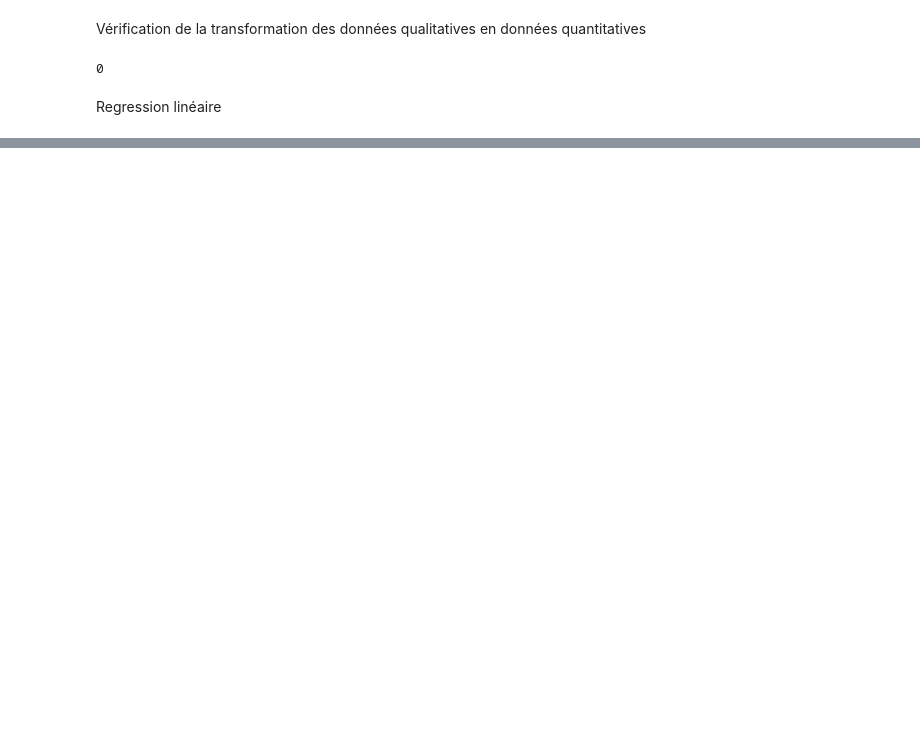
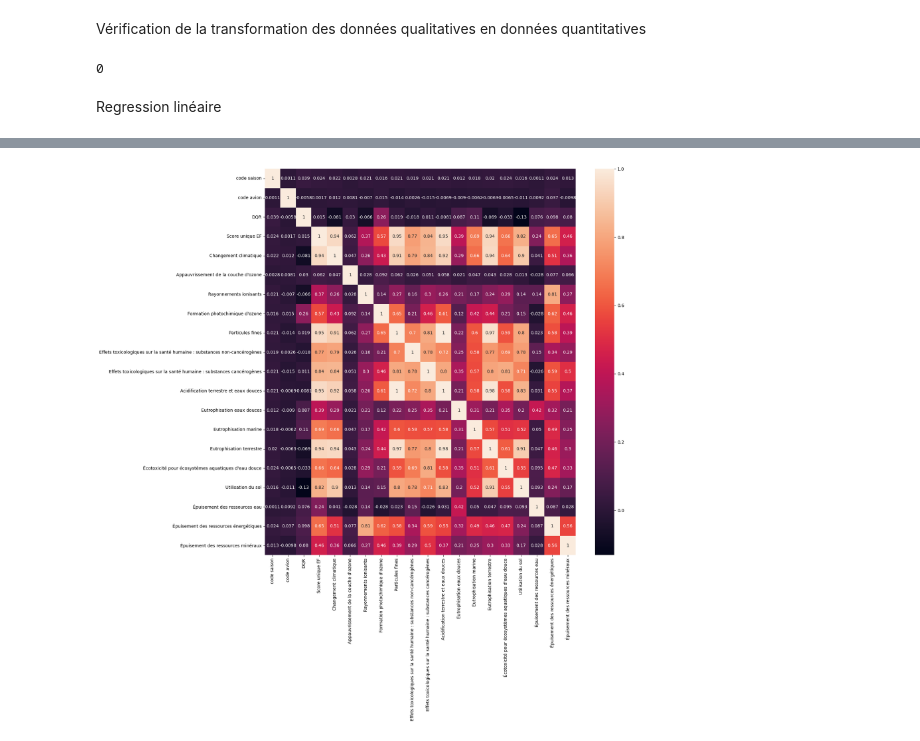
Before and after one commit to antoinebnm/PTS-Data, a Jupyter notebook: goodDatas.ipynb, the cells around one changed output, grey strips where cells are left out. Saved outputs shown, nothing was run; the diff lists cells and outputs as text; code cells hidden in the pictures; blank space fills up the shorter version.

```diff
--- a/goodDatas.ipynb
+++ b/goodDatas.ipynb
@@ -11,4 +9,3 @@ Remplacer la colonne Matériau d'emballage par des chiffres!!!!!!!
 # %%
 #Lecture du fichier
-datas = pd.read_csv("C:/Users/maxim/Downloads/Agribalyse_Synthese.csv", encoding="utf-8", sep=",",index_col=0)
-datas
+datas = pd.read_csv("datasets" + os.sep + "Agribalyse_Synthese.csv", encoding="utf-8", sep=",",index_col=0)
@@ -120,6 +44,6 @@ See the caveats in the documentation: https://pandas.pydata.org/pandas-docs/stab
 # %%
 for i in range(0,len(datas["Matériau d'emballage"])):
-    print(dataCopy["Matériau d'emballage"].iloc[i])
+    #print(dataCopy["Matériau d'emballage"].iloc[i])
     if dataCopy["Matériau d'emballage"].iloc[i] == "Pas d'emballage":
         dataCopy["Matériau d'emballage"].iloc[i]=0
     elif dataCopy["Matériau d'emballage"].iloc[i] == "Verre":
@@ -136,5 +60,4 @@ for i in range(0,len(datas["Matériau d'emballage"])):
         dataCopy["Matériau d'emballage"].iloc[i]=6
     elif dataCopy["Matériau d'emballage"].iloc[i] == "PP":
         dataCopy["Matériau d'emballage"].iloc[i]=7
-    elif dataCopy["Matériau d'emballage"].iloc[i] == "Verre":
-        dataCopy["Matériau d'emballage"].iloc[i]=1
+print("")
@@ -314,0 +141,7 @@ ValueError: at least one array or dtype is required
+# %%
+dataHeatMap = dataCopy.select_dtypes(exclude=['object'])
+plt.figure(figsize=(16, 16))
+sns.heatmap(dataHeatMap.corr(), annot=True)
+plt.show()
+# %% [output]
+[figure, added]
```
Also changed, not shown: parts of 23 cells of this notebook.
